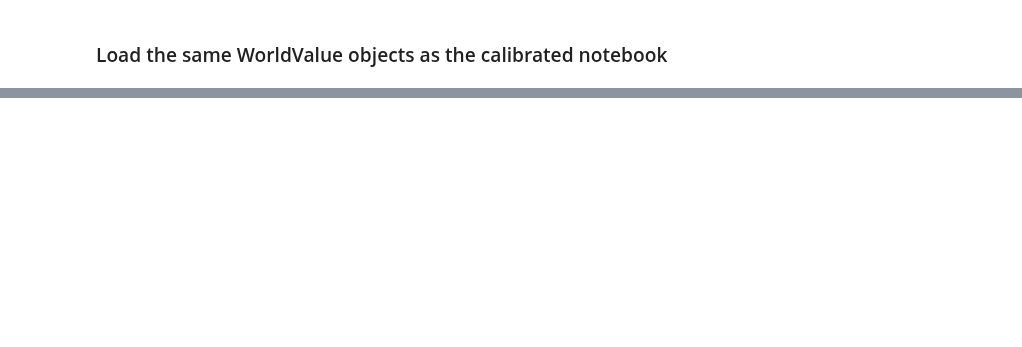
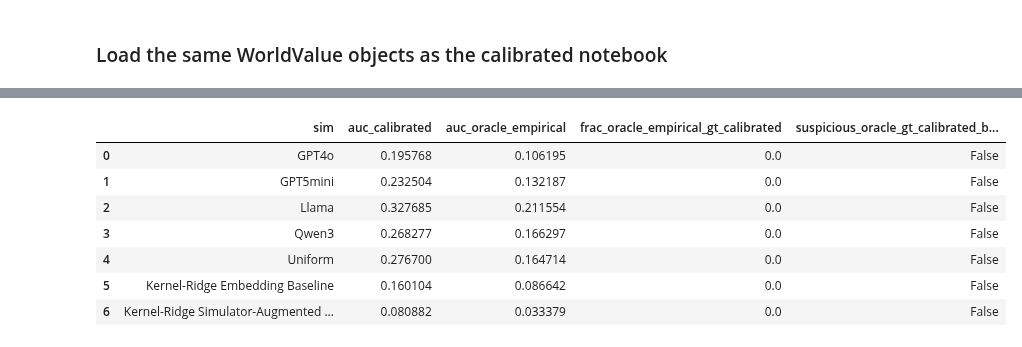
Before and after one commit to yushiouwillylin/simulator_fidelity, a Jupyter notebook: worldvalue_quantile/WV_quantile_embedding_benchmark.ipynb, the cells around one changed output, grey strips where cells are left out. Saved outputs shown, nothing was run; the diff lists cells and outputs as text; code cells hidden in the pictures; blank space fills up the shorter version.

Commit message:
Refresh quantile notebooks and baseline benchmark outputs

```diff
--- a/worldvalue_quantile/WV_quantile_embedding_benchmark.ipynb
+++ b/worldvalue_quantile/WV_quantile_embedding_benchmark.ipynb
@@ -1188,35 +1619,32 @@ Simulator note
 def auc_from_curve(alpha, values):
     return float(np.trapz(np.asarray(values, float), np.asarray(alpha, float)))
 
-# Strong sanity checks before interpreting crossings
 if question_df["qid"].nunique() != len(question_df):
     raise ValueError("question_df does not have unique qids.")
-if simulator_qhat_df[["qid", "sim"]].duplicated().any():
-    dupes = simulator_qhat_df.loc[simulator_qhat_df[["qid", "sim"]].duplicated(), ["qid", "sim"]].head()
-    raise ValueError(f"simulator_qhat_df has duplicate (qid, sim) rows: {dupes.to_dict('records')}")
-if pred_XQ_df[["qid", "sim"]].duplicated().any():
-    dupes = pred_XQ_df.loc[pred_XQ_df[["qid", "sim"]].duplicated(), ["qid", "sim"]].head()
-    raise ValueError(f"pred_XQ_df has duplicate (qid, sim) rows: {dupes.to_dict('records')}")
+if benchmark_qhat_df[["qid", "sim"]].duplicated().any():
+    dupes = benchmark_qhat_df.loc[benchmark_qhat_df[["qid", "sim"]].duplicated(), ["qid", "sim"]].head()
+    raise ValueError(f"benchmark_qhat_df has duplicate (qid, sim) rows: {dupes.to_dict('records')}")
 
 qids_question = set(question_df["qid"])
 qids_target = set(selected_target_df.loc[selected_target_df["human_target"].notna(), "qid"])
-qids_plugin_x = set(pred_X_df["qid"])
-qids_qhat = set(simulator_qhat_df["qid"])
-if not (qids_question == qids_target == qids_plugin_x == qids_qhat):
+qids_question_embedding = set(question_embedding_pred_df["qid"])
+qids_simulator_augmented = set(simulator_augmented_pred_df["qid"])
+qids_qhat = set(benchmark_qhat_df["qid"])
+if not (qids_question == qids_target == qids_question_embedding == qids_simulator_augmented == qids_qhat):
     raise ValueError(
-        "Perfect qid alignment failed across question_df, selected_target_df, pred_X_df, and simulator_qhat_df."
+        "Perfect qid alignment failed across question_df, selected_target_df, learned baseline predictions, and benchmark_qhat_df."
     )
 
 if not np.isfinite(question_df["human_target"]).all():
     raise ValueError("Non-finite values found in the selected full-data human target.")
-if not np.isfinite(simulator_qhat_df["qhat"]).all():
+if not np.isfinite(benchmark_qhat_df["qhat"]).all():
     raise ValueError("Non-finite values found in simulator qhat values.")
 
 for obj_name, arr in {
     "human_target": question_df["human_target"].to_numpy(float),
-    "qhat": simulator_qhat_df["qhat"].to_numpy(float),
-    "plugin_X_delta": plugin_X_base["plugin_delta"].to_numpy(float),
-    "plugin_XQ_delta": plugin_XQ_base["plugin_delta"].to_numpy(float),
+    "question_embedding_qtilde": question_embedding_pred_df["qtilde_question_embedding"].to_numpy(float),
+    "simulator_augmented_qtilde": simulator_augmented_pred_df["qtilde_simulator_augmented"].to_numpy(float),
+    "qhat": benchmark_qhat_df["qhat"].to_numpy(float),
     "oracle_emp_delta": oracle_emp_base["oracle_emp_delta"].to_numpy(float),
     "calibrated_delta": calibrated_delta_df["delta"].to_numpy(float),
 }.items():
@@ -1225,27 +1653,23 @@ for obj_name, arr in {
 
 if (question_df["human_target"].min() < -1.000001) or (question_df["human_target"].max() > 1.000001):
     raise ValueError("Selected full-data human target is outside the expected [-1, 1] scale.")
-if (simulator_qhat_df["qhat"].min() < -1.000001) or (simulator_qhat_df["qhat"].max() > 1.000001):
+if (benchmark_qhat_df["qhat"].min() < -1.000001) or (benchmark_qhat_df["qhat"].max() > 1.000001):
     raise ValueError("Simulator qhat is outside the expected [-1, 1] scale.")
 
 oracle_comparison_curve_df = pd.concat(
     [
         calibrated_curve_df,
         oracle_curve_df,
-        plugin_X_curve_df,
-        plugin_XQ_curve_df,
     ],
     ignore_index=True,
 )
 oracle_comparison_curve_df.to_csv(OUTPUT_DIR / "oracle_comparison_curve_dataframe.csv", index=False)
 
 oracle_crossing_rows = []
-for sim_name in SIM_ORDER:
+for sim_name in [*SIM_ORDER, QUESTION_EMBEDDING_BASELINE_NAME, SIMULATOR_AUGMENTED_BASELINE_NAME]:
     cal = calibrated_curve_df[calibrated_curve_df["sim"] == sim_name][["quantile_level", "curve_value"]].rename(columns={"curve_value": "calibrated"})
     oracle = oracle_curve_df[oracle_curve_df["sim"] == sim_name][["quantile_level", "curve_value"]].rename(columns={"curve_value": "oracle_empirical"})
-    px = plugin_X_curve_df[plugin_X_curve_df["sim"] == sim_name][["quantile_level", "curve_value"]].rename(columns={"curve_value": "plugin_X"})
-    pxq = plugin_XQ_curve_df[plugin_XQ_curve_df["sim"] == sim_name][["quantile_level", "curve_value"]].rename(columns={"curve_value": "plugin_XQ"})
-    merged = cal.merge(oracle, on="quantile_level", how="inner").merge(px, on="quantile_level", how="inner").merge(pxq, on="quantile_level", how="inner")
+    merged = cal.merge(oracle, on="quantile_level", how="inner")
     if len(merged) != len(TAU_GRID):
         raise ValueError(f"Curve alignment failed for {sim_name}.")
 
@@ -1254,40 +1678,36 @@ for sim_name in SIM_ORDER:
             "sim": sim_name,
             "auc_calibrated": auc_from_curve(merged["quantile_level"], merged["calibrated"]),
             "auc_oracle_empirical": auc_from_curve(merged["quantile_level"], merged["oracle_empirical"]),
-            "auc_plugin_X": auc_from_curve(merged["quantile_level"], merged["plugin_X"]),
-            "auc_plugin_XQ": auc_from_curve(merged["quantile_level"], merged["plugin_XQ"]),
             "frac_oracle_empirical_gt_calibrated": float(np.mean(merged["oracle_empirical"] > merged["calibrated"])),
-            "frac_plugin_X_gt_calibrated": float(np.mean(merged["plugin_X"] > merged["calibrated"])),
-            "frac_plugin_XQ_gt_calibrated": float(np.mean(merged["plugin_XQ"] > merged["calibrated"])),
-            "frac_plugin_X_gt_oracle_empirical": float(np.mean(merged["plugin_X"] > merged["oracle_empirical"])),
-            "frac_plugin_XQ_gt_oracle_empirical": float(np.mean(merged["plugin_XQ"] > merged["oracle_empirical"])),
         }
     )
 
 oracle_crossing_summary_df = pd.DataFrame(oracle_crossing_rows)
-oracle_crossing_summary_df["suspicious_oracle_gt_calibrated_broad"] = oracle_crossing_summary_df["frac_oracle_empirical_gt_calibrated"] > 0.5
+oracle_crossing_summary_df["suspicious_oracle_gt_calibrated_broad"] = (
+    oracle_crossing_summary_df["frac_oracle_empirical_gt_calibrated"] > 0.5
+)
 oracle_crossing_summary_df.to_csv(OUTPUT_DIR / "oracle_crossing_summary.csv", index=False)
 
 mean_oracle_gt_cal = float(oracle_crossing_summary_df["frac_oracle_empirical_gt_calibrated"].mean())
-mean_plugin_x_gt_oracle = float(oracle_crossing_summary_df["frac_plugin_X_gt_oracle_empirical"].mean())
-mean_plugin_xq_gt_oracle = float(oracle_crossing_summary_df["frac_plugin_XQ_gt_oracle_empirical"].mean())
 suspicious_count = int(oracle_crossing_summary_df["suspicious_oracle_gt_calibrated_broad"].sum())
+question_embedding_summary = oracle_crossing_summary_df[
+    oracle_crossing_summary_df["sim"] == QUESTION_EMBEDDING_BASELINE_NAME
+].iloc[0]
+simulator_augmented_summary = oracle_crossing_summary_df[
+    oracle_crossing_summary_df["sim"] == SIMULATOR_AUGMENTED_BASELINE_NAME
+].iloc[0]
 
 if mean_oracle_gt_cal < 0.5:
-    oracle_vs_cal_message = "The calibrated curve is mostly above the oracle empirical curve, which is the expected qualitative pattern."
+    oracle_vs_cal_message = "The calibrated curves are mostly above the oracle empirical curves, which is the expected qualitative pattern."
 else:
-    oracle_vs_cal_message = "The oracle empirical curve is broadly above calibrated, which suggests an indexing or implementation mismatch and should be investigated."
+    oracle_vs_cal_message = "The oracle empirical curves are broadly above calibrated, which suggests an indexing or implementation mismatch and should be investigated."
 
-if mean_plugin_x_gt_oracle > 0.5:
-    plugin_x_message = "The question-only plug-in curve is mostly above the oracle empirical curve, which is consistent with prediction error in the shared semantic benchmark."
-else:
-    plugin_x_message = "The question-only plug-in curve is mostly below the oracle empirical curve."
-
-if mean_plugin_xq_gt_oracle > 0.5:
-    plugin_xq_message = "The simulator-assisted plug-in curve is mostly above the oracle empirical curve."
-else:
-    plugin_xq_message = "The simulator-assisted plug-in curve is mostly below the oracle empirical curve; this can happen because it conditions on qhat and may therefore be especially favorable."
-
+learned_baseline_message = (
+    f"The question-embedding baseline enters the same calibrated pipeline as the other simulators; "
+    f"its calibrated AUC is {question_embedding_summary['auc_calibrated']:.4f}. "
+    f"The simulator-augmented baseline also enters the same calibrated pipeline; "
+    f"its calibrated AUC is {simulator_augmented_summary['auc_calibrated']:.4f}."
+)
 suspicious_message = (
     "No suspicious broad oracle-vs-calibrated crossing pattern was detected."
     if suspicious_count == 0
@@ -1302,10 +1722,10 @@ display(
             [
                 "### Concise conclusion",
                 f"- {oracle_vs_cal_message}",
-                f"- {plugin_x_message}",
-                f"- {plugin_xq_message}",
+                f"- {learned_baseline_message}",
                 f"- {suspicious_message}",
             ]
         )
     )
 )
+# %% [output]
@@ -1311,0 +1733,8 @@ display(
+|  | sim | auc_calibrated | auc_oracle_empirical | frac_oracle_empirical_gt_calibrated | suspicious_oracle_gt_calibrated_b... |
+| 0 | GPT4o | 0.195768 | 0.106195 | 0.0 | False |
+| 1 | GPT5mini | 0.232504 | 0.132187 | 0.0 | False |
+| 2 | Llama | 0.327685 | 0.211554 | 0.0 | False |
+| 3 | Qwen3 | 0.268277 | 0.166297 | 0.0 | False |
+| 4 | Uniform | 0.276700 | 0.164714 | 0.0 | False |
+| 5 | Kernel-Ridge Embedding Baseline | 0.160104 | 0.086642 | 0.0 | False |
+| 6 | Kernel-Ridge Simulator-Augmented ... | 0.080882 | 0.033379 | 0.0 | False |
```
Also changed, not shown: parts of 22 cells of this notebook, 18 other files.
